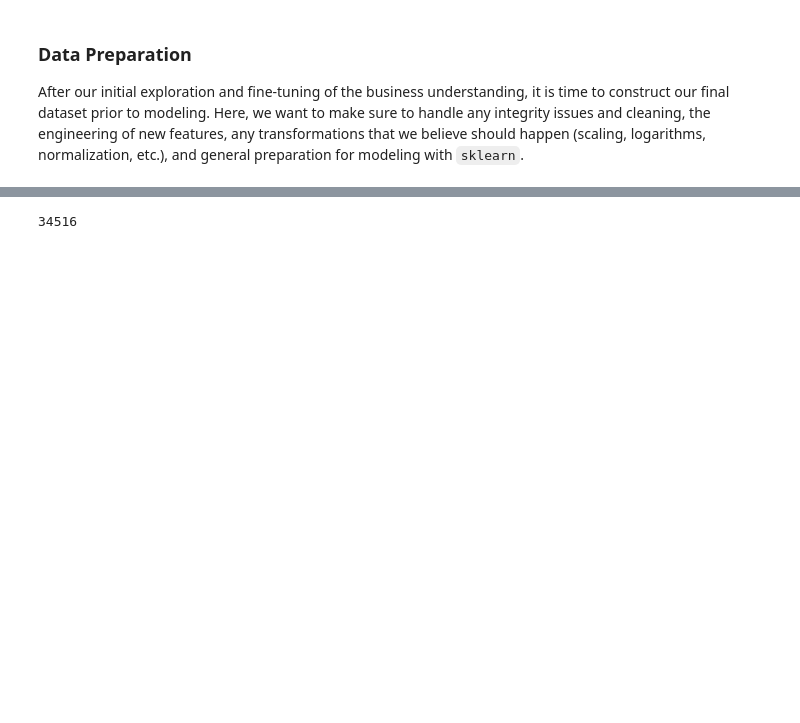
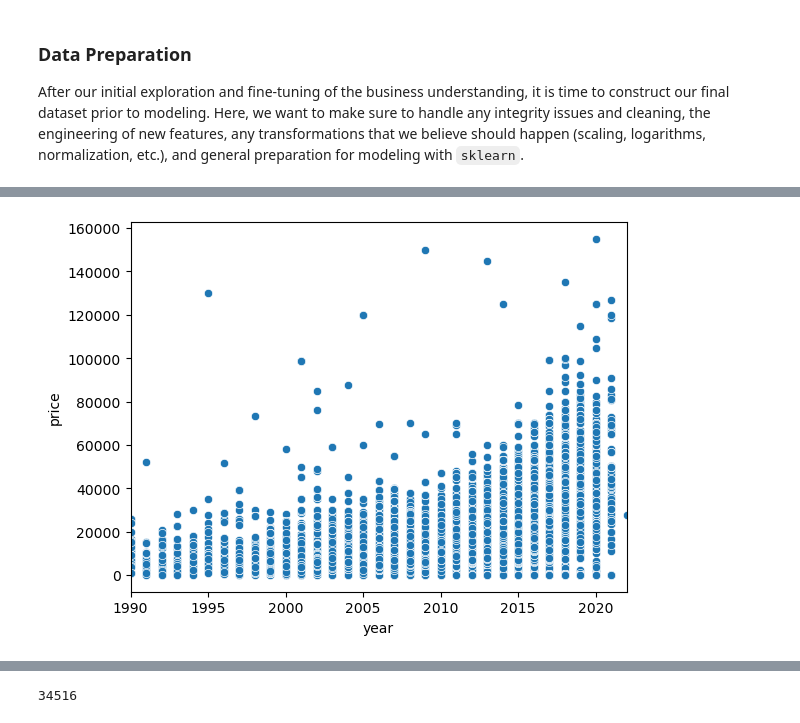
Before and after one commit to mchepuri/car_price_analysis_ml, a Jupyter notebook: prompt_II.ipynb, the cells around one changed output, grey strips where cells are left out. Saved outputs shown, nothing was run; the diff lists cells and outputs as text; code cells hidden in the pictures; blank space fills up the shorter version.

```diff
--- a/prompt_II.ipynb
+++ b/prompt_II.ipynb
@@ -127,0 +134,11 @@ plt.show()
+# %%
+ax=sns.scatterplot(x='year',y='price', data=df)
+plt.xlim(1990, 2022)
+
+# While the general trend is clear, old vehicles are relatively less expensive.
+# we also observe occassionally, some old vehicles are also expensive. This may be influenced by other factors.
+# But in general, as we become more current, the general trend of the price of the vehicles is becoming expensive.
+# indicating newer vehicle prices are more then older vehicles.
+plt.show()
+# %% [output]
+[figure, added]
```
Also changed, not shown: parts of 16 cells of this notebook.
